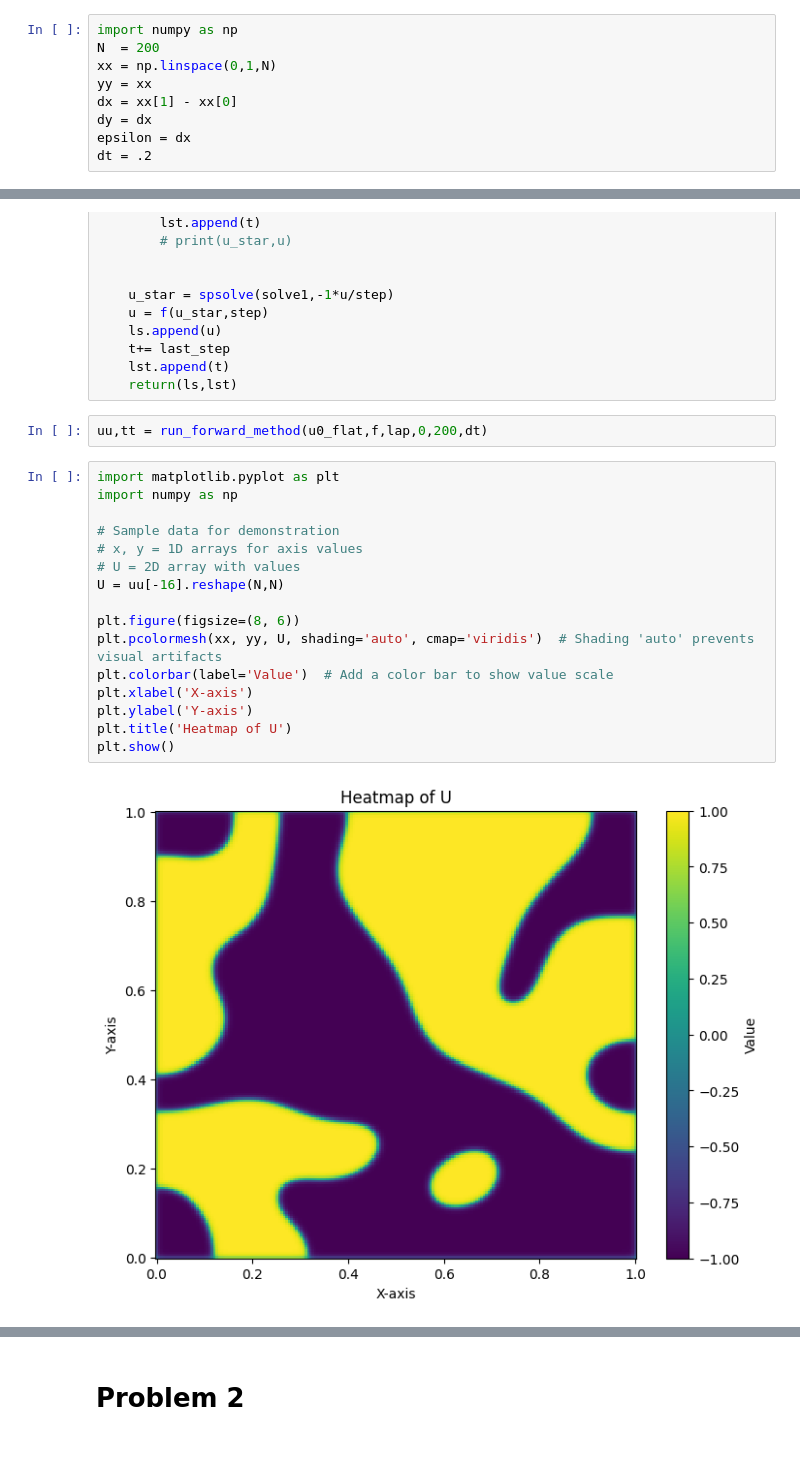
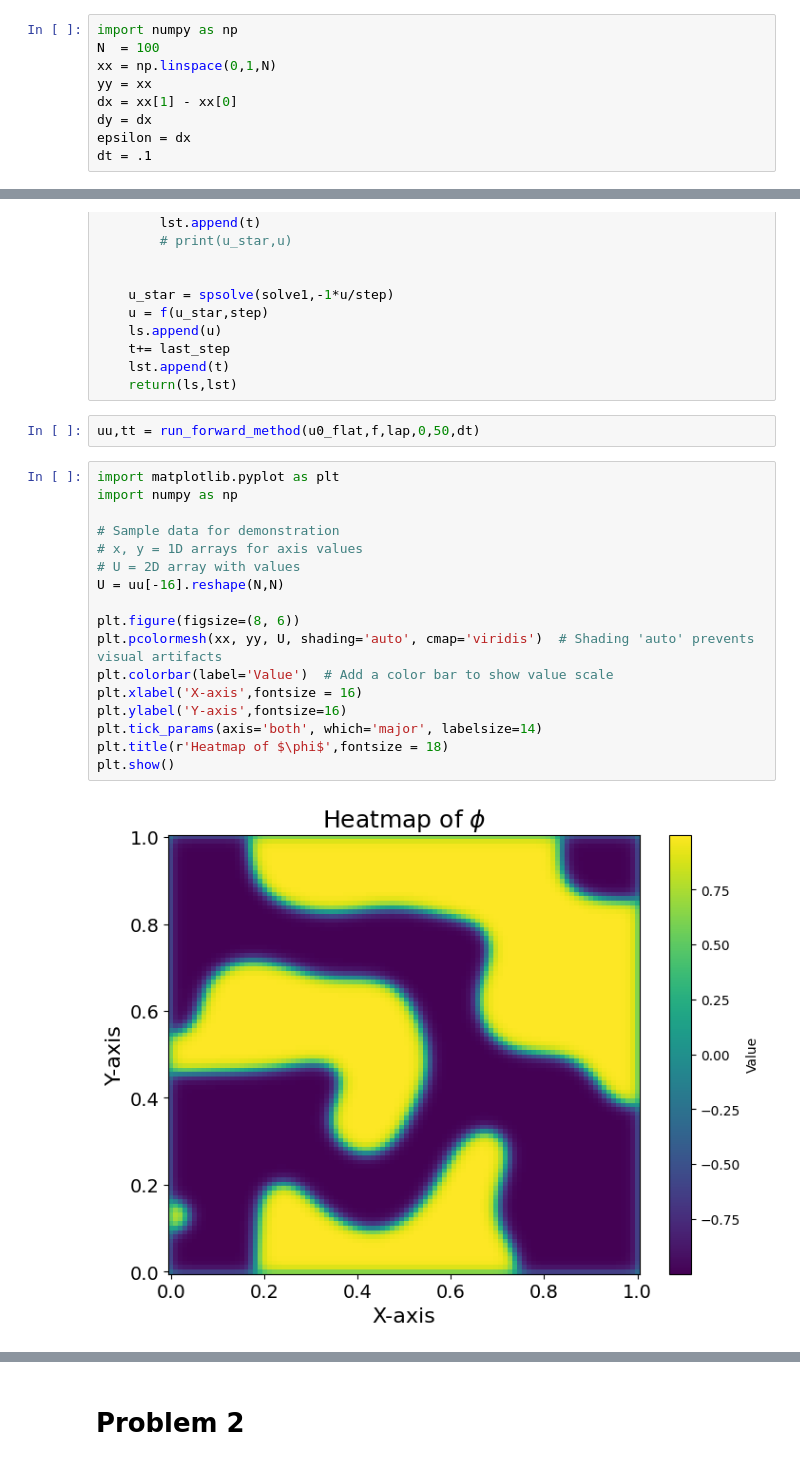
Before and after one commit to andrewholmberg/math_550_numerical_pdes, a Jupyter notebook: Homework 3/homework_3.ipynb, the cells around one changed output, grey strips where cells are left out. Saved outputs shown, nothing was run; the diff lists cells and outputs as text.

```diff
--- a/Homework 3/homework_3.ipynb
+++ b/Homework 3/homework_3.ipynb
@@ -7,13 +7,13 @@ from scipy.sparse.linalg import spsolve
 # Problem 1
 # %%
 import numpy as np
-N  = 200
+N  = 100
 xx = np.linspace(0,1,N)
 yy = xx
 dx = xx[1] - xx[0]
 dy = dx
 epsilon = dx
-dt = .2
+dt = .1
 # %%
 def create_1d_laplacian(n):
     """Creates a 1D Laplacian matrix of size n x n."""
@@ -76,25 +76,26 @@ def run_forward_method(u,f,lap,t0,tend,step):
     lst.append(t)
     return(ls,lst)
 # %%
-uu,tt = run_forward_method(u0_flat,f,lap,0,200,dt)
+uu,tt = run_forward_method(u0_flat,f,lap,0,50,dt)
 # %%
 import matplotlib.pyplot as plt
 import numpy as np
 
 # Sample data for demonstration
 # x, y = 1D arrays for axis values
 # U = 2D array with values
 U = uu[-16].reshape(N,N)
 
 plt.figure(figsize=(8, 6))
 plt.pcolormesh(xx, yy, U, shading='auto', cmap='viridis')  # Shading 'auto' prevents visual artifacts
 plt.colorbar(label='Value')  # Add a color bar to show value scale
-plt.xlabel('X-axis')
-plt.ylabel('Y-axis')
-plt.title('Heatmap of U')
+plt.xlabel('X-axis',fontsize = 16)
+plt.ylabel('Y-axis',fontsize=16)
+plt.tick_params(axis='both', which='major', labelsize=14)
+plt.title(r'Heatmap of $\phi$',fontsize = 18)
 plt.show()
 # %% [output]
-[figure, old version]
+[figure, new version]
 # %%
 # Sample grid and initial data
 import matplotlib.animation as animation
```
Also changed, not shown: parts of 10 cells of this notebook, 1 other file.
